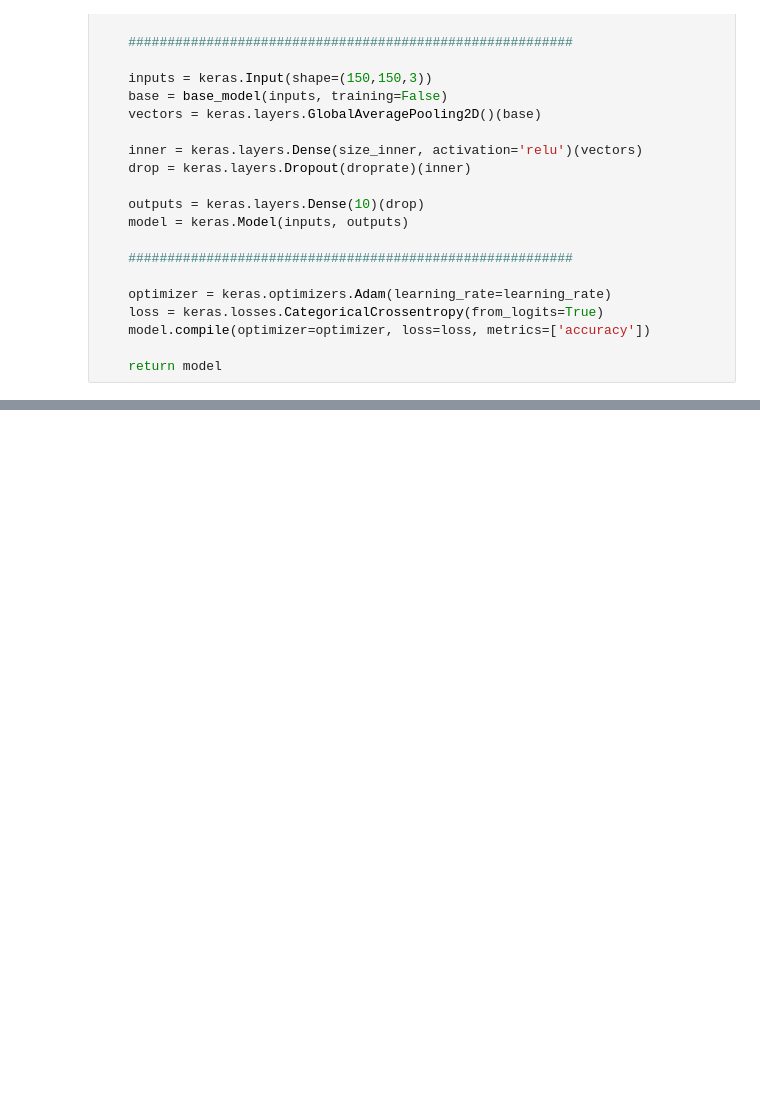
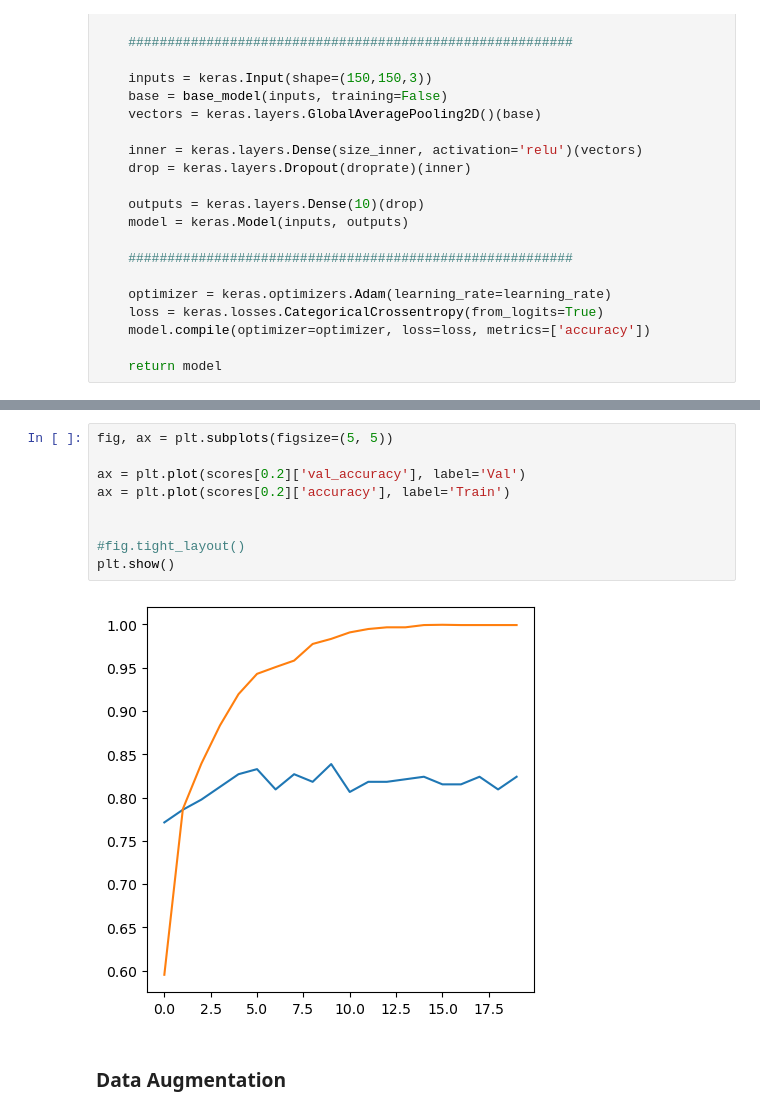
Before and after one commit to maclavijo/MLZoomcamp, a Jupyter notebook: Week9/Fashion - NeuralNets.ipynb, the cells around one changed output, grey strips where cells are left out. Saved outputs shown, nothing was run; the diff lists cells and outputs as text; blank space fills up the shorter version.

```diff
--- a/Week9/Fashion - NeuralNets.ipynb
+++ b/Week9/Fashion - NeuralNets.ipynb
@@ -395,0 +399,13 @@ _ = plt.legend()
+# %%
+fig, ax = plt.subplots(figsize=(5, 5))
+
+ax = plt.plot(scores[0.2]['val_accuracy'], label='Val')
+ax = plt.plot(scores[0.2]['accuracy'], label='Train')
+
+
+#fig.tight_layout()
+plt.show()
+# %% [output]
+[figure, added]
+# %% [markdown]
+### Data Augmentation
```
Also changed, not shown: parts of 13 cells of this notebook.
